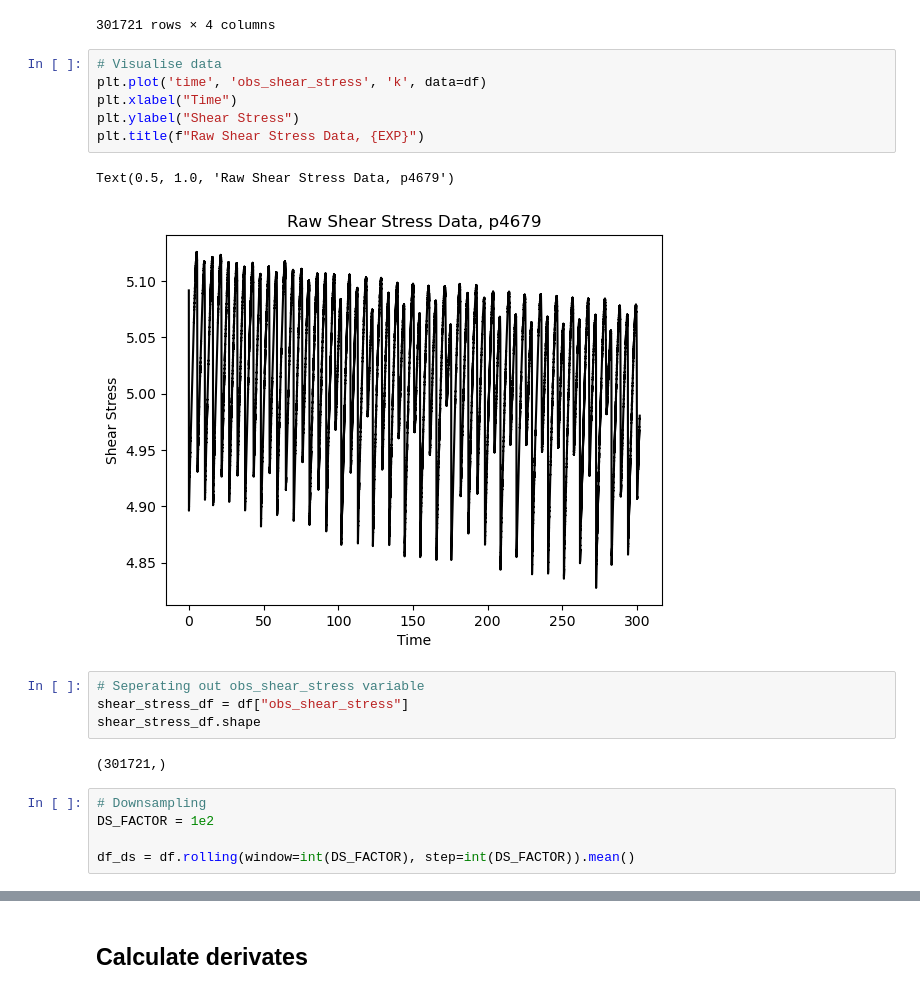
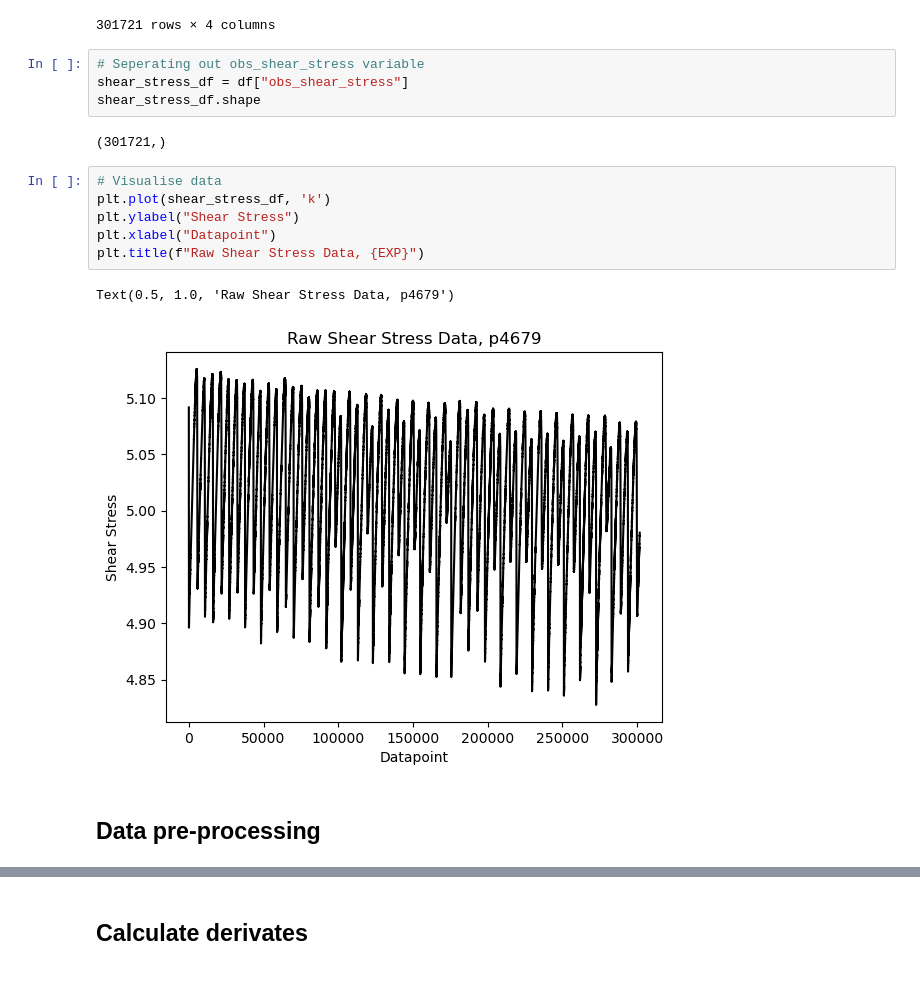
Before and after one commit to ai4er-cdt/earthquake-predictability, a Jupyter notebook: notebooks/JP861 003 - 2nd derivative loss fn.ipynb, the cells around one changed output, grey strips where cells are left out. Saved outputs shown, nothing was run; the diff lists cells and outputs as text.

Commit message:
Updated pre-processing and come up with outline for custom loss function

```diff
--- a/notebooks/JP861 003 - 2nd derivative loss fn.ipynb
+++ b/notebooks/JP861 003 - 2nd derivative loss fn.ipynb
@@ -63,23 +59,20 @@ df
 | 301719 | 4.979985 | 6.990632 | 25639.8351 | 301.719 |
 | 301720 | 4.980377 | 6.989054 | 25645.7722 | 301.720 |
 301721 rows × 4 columns
-# %%
-# Visualise data
-plt.plot('time', 'obs_shear_stress', 'k', data=df)
-plt.xlabel("Time")
-plt.ylabel("Shear Stress")
-plt.title(f"Raw Shear Stress Data, {EXP}")
-# %% [output]
-Text(0.5, 1.0, 'Raw Shear Stress Data, p4679')
-[figure, removed]
 # %%
 # Seperating out obs_shear_stress variable
 shear_stress_df = df["obs_shear_stress"]
 shear_stress_df.shape
 # %% [output]
 (301721,)
-# %%
-# Downsampling
-DS_FACTOR = 1e2
-
-df_ds = df.rolling(window=int(DS_FACTOR), step=int(DS_FACTOR)).mean()
+# %%
+# Visualise data
+plt.plot(shear_stress_df, 'k')
+plt.ylabel("Shear Stress")
+plt.xlabel("Datapoint")
+plt.title(f"Raw Shear Stress Data, {EXP}")
+# %% [output]
+Text(0.5, 1.0, 'Raw Shear Stress Data, p4679')
+[figure, added]
+# %% [markdown]
+## Data pre-processing
```
Also changed, not shown: parts of 12 cells of this notebook.
